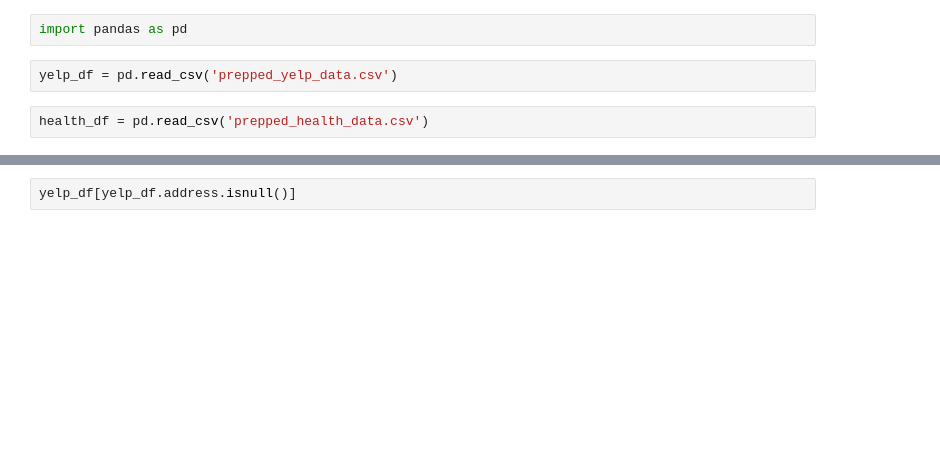
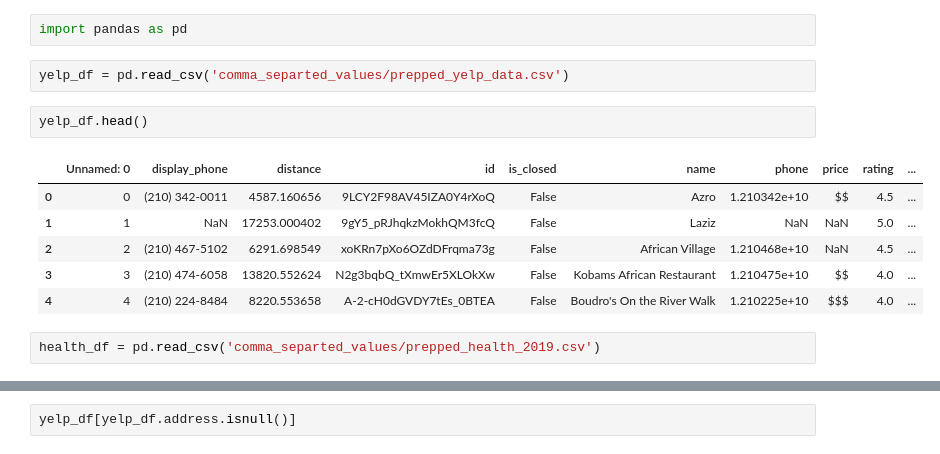
Before and after one commit to CodeBound-Annihilators/yelpproject, a Jupyter notebook: jeffs_merging_yelp_with_health_data-Copy1.ipynb, the cells around one changed output, grey strips where cells are left out. Saved outputs shown, nothing was run; the diff lists cells and outputs as text; blank space fills up the shorter version.

```diff
--- a/merging_yelp_with_health_data.ipynb
+++ b/jeffs_merging_yelp_with_health_data-Copy1.ipynb
@@ -1,6 +1,15 @@
 # %%
 import pandas as pd
 # %%
-yelp_df = pd.read_csv('prepped_yelp_data.csv')
+yelp_df = pd.read_csv('comma_separted_values/prepped_yelp_data.csv')
+# %%
+yelp_df.head()
+# %% [output]
+|  | Unnamed: 0 | display_phone | distance | id | is_closed | name | phone | price | rating | ... |
+| 0 | 0 | (210) 342-0011 | 4587.160656 | 9LCY2F98AV45IZA0Y4rXoQ | False | Azro | 1.210342e+10 | $$ | 4.5 | ... |
+| 1 | 1 | NaN | 17253.000402 | 9gY5_pRJhqkzMokhQM3fcQ | False | Laziz | NaN | NaN | 5.0 | ... |
+| 2 | 2 | (210) 467-5102 | 6291.698549 | xoKRn7pXo6OZdDFrqma73g | False | African Village | 1.210468e+10 | NaN | 4.5 | ... |
+| 3 | 3 | (210) 474-6058 | 13820.552624 | N2g3bqbQ_tXmwEr5XLOkXw | False | Kobams African Restaurant | 1.210475e+10 | $$ | 4.0 | ... |
+| 4 | 4 | (210) 224-8484 | 8220.553658 | A-2-cH0dGVDY7tEs_0BTEA | False | Boudro's On the River Walk | 1.210225e+10 | $$$ | 4.0 | ... |
 # %%
-health_df = pd.read_csv('prepped_health_data.csv')
+health_df = pd.read_csv('comma_separted_values/prepped_health_2019.csv')
```
Also changed, not shown: parts of 1 cell of this notebook.
